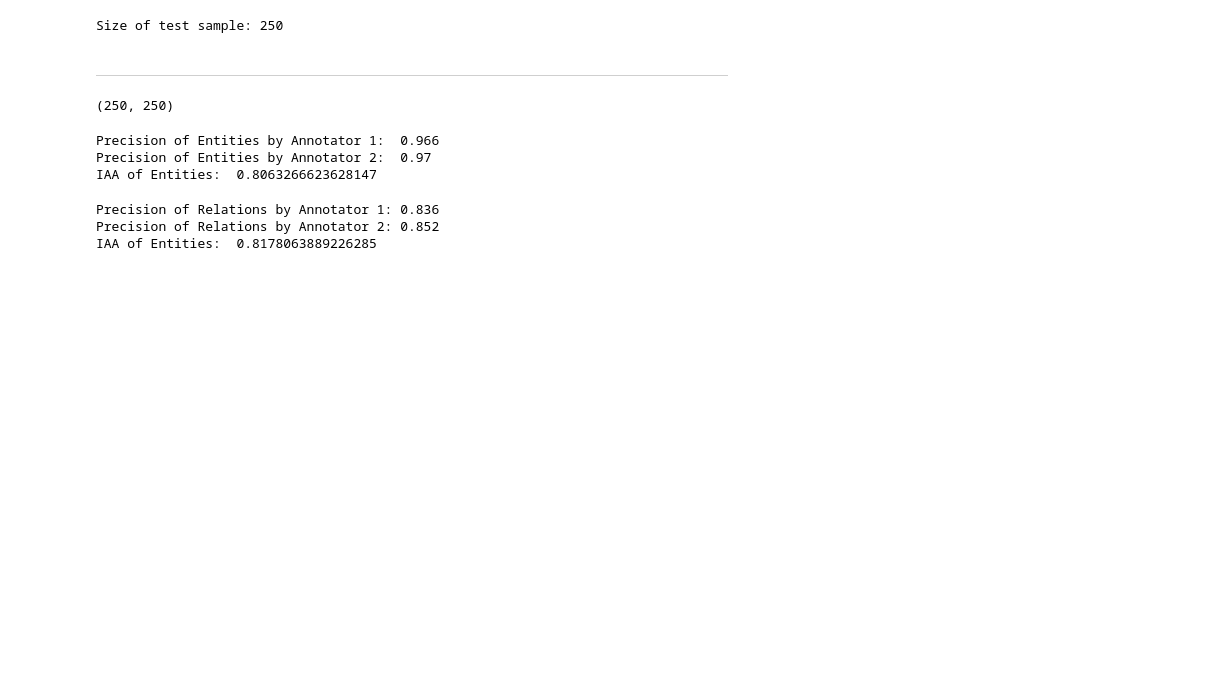
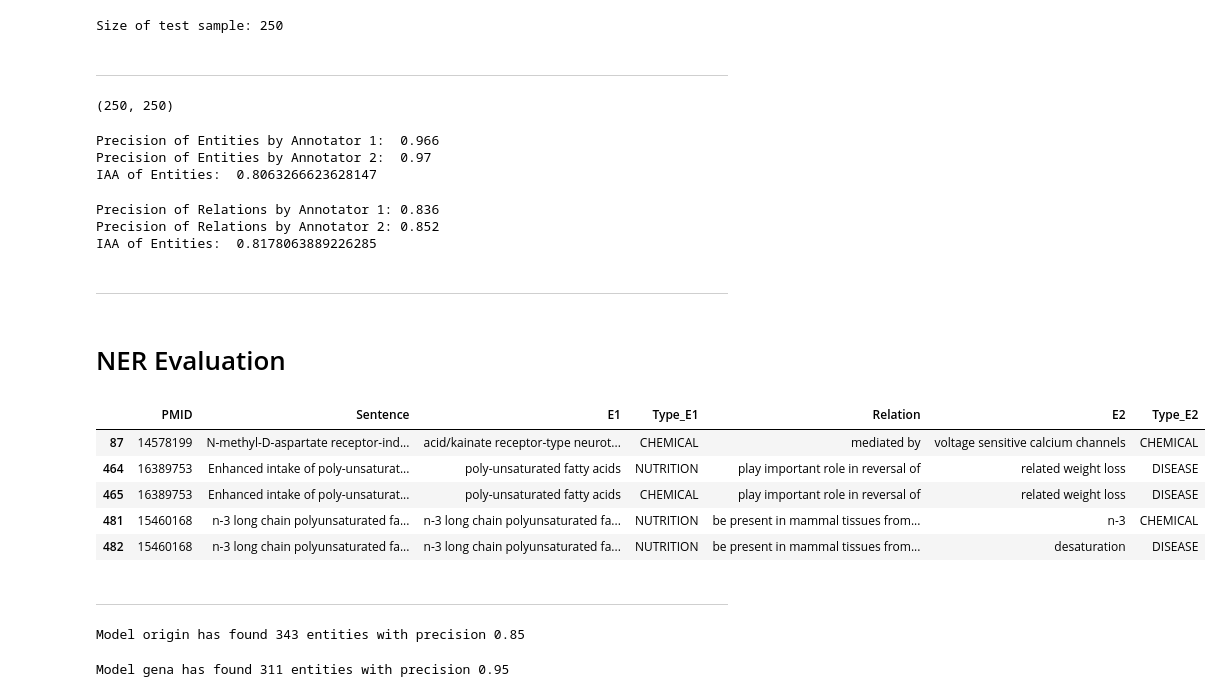
Before and after one commit to ddlinh/gena-db, a Jupyter notebook: src/[code] Model_Evaluation.ipynb, the cells around one changed output. Saved outputs shown, nothing was run; the diff lists cells and outputs as text; code cells hidden in the pictures; blank space fills up the shorter version.

```diff
--- a/src/[code] Model_Evaluation.ipynb
+++ b/src/[code] Model_Evaluation.ipynb
@@ -53,3 +55,7 @@ print("IAA of Entities: ", cohen_kappa_score(result_1['Relation_Result'].tolist(
 Precision of Relations by Annotator 1: 0.836
 Precision of Relations by Annotator 2: 0.852
 IAA of Entities:  0.8178063889226285
+# %% [markdown]
+-----------------
+# %% [markdown]
+# NER Evaluation
@@ -55,0 +71,13 @@ IAA of Entities:  0.8178063889226285
+# %%
+results = pd.read_csv("./gena_data_raw.csv")
+random.seed(20)
+pmids_100_random = random.sample(list(results['Sentence'].unique()), 100)
+results_100 = results[results['Sentence'].isin(list(pmids_100_random))]
+results_100.head(5)
+# %% [output]
+|  | PMID | Sentence | E1 | Type_E1 | Relation | E2 | Type_E2 |
+| 87 | 14578199 | N-methyl-D-aspartate receptor-ind... | acid/kainate receptor-type neurot... | CHEMICAL | mediated by | voltage sensitive calcium channels | CHEMICAL |
+| 464 | 16389753 | Enhanced intake of poly-unsaturat... | poly-unsaturated fatty acids | NUTRITION | play important role in reversal of | related weight loss | DISEASE |
+| 465 | 16389753 | Enhanced intake of poly-unsaturat... | poly-unsaturated fatty acids | CHEMICAL | play important role in reversal of | related weight loss | DISEASE |
+| 481 | 15460168 | n-3 long chain polyunsaturated fa... | n-3 long chain polyunsaturated fa... | NUTRITION | be present in mammal tissues from... | n-3 | CHEMICAL |
+| 482 | 15460168 | n-3 long chain polyunsaturated fa... | n-3 long chain polyunsaturated fa... | NUTRITION | be present in mammal tissues from... | desaturation | DISEASE |
@@ -55,0 +103,2 @@ IAA of Entities:  0.8178063889226285
+# %% [markdown]
+-------------
@@ -55,0 +108,12 @@ IAA of Entities:  0.8178063889226285
+# %%
+total_entities = origin_results['Result'].count()
+precision = origin_results['Result'].mean()
+print(f"Model origin has found {total_entities} entities with precision {precision:0.2f}")
+# %% [output]
+Model origin has found 343 entities with precision 0.85
+# %%
+total_entities = gena_results['Result'].count()
+precision = gena_results['Result'].mean()
+print(f"Model gena has found {total_entities} entities with precision {precision:0.2f}")
+# %% [output]
+Model gena has found 311 entities with precision 0.95
```
Also changed, not shown: parts of 9 cells of this notebook, 37 other files.
